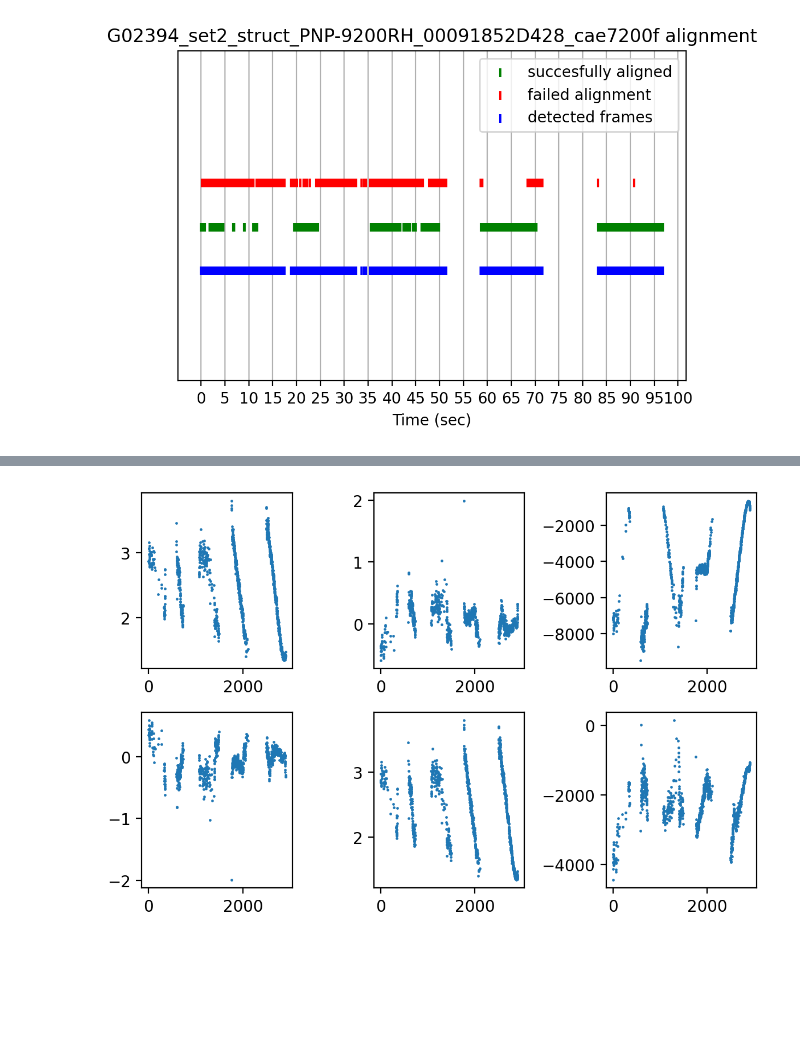
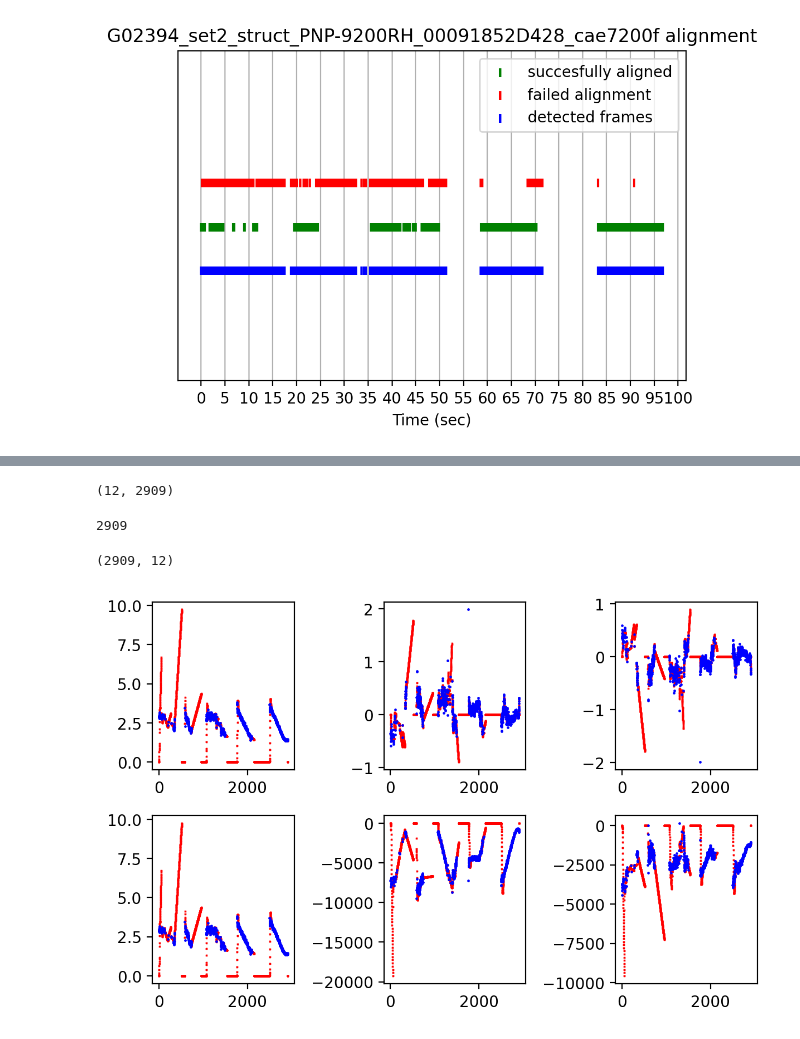
Before and after one commit to RyanAshbaugh/AdaFace, a Jupyter notebook: face_alignment_warp_analysis.ipynb, the cells around one changed output, grey strips where cells are left out. Saved outputs shown, nothing was run; the diff lists cells and outputs as text; code cells hidden in the pictures; blank space fills up the shorter version.

Commit message:
filtered parameter visualization working

```diff
--- a/face_alignment_warp_analysis.ipynb
+++ b/face_alignment_warp_analysis.ipynb
@@ -9,3 +9,4 @@ dpi = 200
 original_warp_params = np.asarray(pickle.load(open('output/warp_params.pkl', 'rb')))
 original_frame_nums = pickle.load(open('output/frame_nums.pkl', 'rb'))
 detected_frame_nums = pickle.load(open('output/detected_frame_numbers.pkl', 'rb'))
+kalman_filtered_warp = pickle.load(open('output/kalman_filter.pkl', 'rb'))
@@ -38,12 +62,33 @@ Text(0.5, 1.0, 'G02394_set2_struct_PNP-9200RH_00091852D428_cae7200f alignment')
+# %%
+kalman_filtered_warp.estimated_signal.shape
+# %% [output]
+(12, 2909)
+# %%
+len(range(0, kalman_filtered_warp.estimated_signal.shape[1]))
+# %% [output]
+2909
+# %%
+kalman_filtered_warp.estimated_signal.transpose().shape
+# %% [output]
+(2909, 12)
 # %%
 fig, ax = plt.subplots(2, 3, facecolor='white', dpi=dpi)
 
-for ii in range(original_warp_params.shape[1]):
-    for jj in range(original_warp_params.shape[2]):
-        ax[ii, jj].scatter(original_frame_nums, original_warp_params[:, ii, jj], s=0.5)
+# for ii in range(original_warp_params.shape[0]):
+#     for jj in range(original_warp_params.shape[2]):
+#         ax[ii, jj].scatter(original_frame_nums, original_warp_params[:, ii, jj], s=0.5)
+
+for jj in range(original_warp_params.shape[1]):
+    ax[int(jj/3), jj % 3].scatter(range(0, kalman_filtered_warp.estimated_signal.shape[1]),
+                                  kalman_filtered_warp.estimated_signal.transpose()[:, jj], s=0.3,
+                                 marker='x',
+                                 color='r')
+
+for jj in range(original_warp_params.shape[1]):
+    ax[int(jj/3), jj % 3].scatter(original_frame_nums, original_warp_params[:, jj], s=0.5, color='b')
 
 fig.tight_layout()
 # %% [output]
-[figure, old version]
+[figure, new version]
 # %%
 np.asarray(original_warp_params).shape
```
Also changed, not shown: parts of 6 cells of this notebook.
